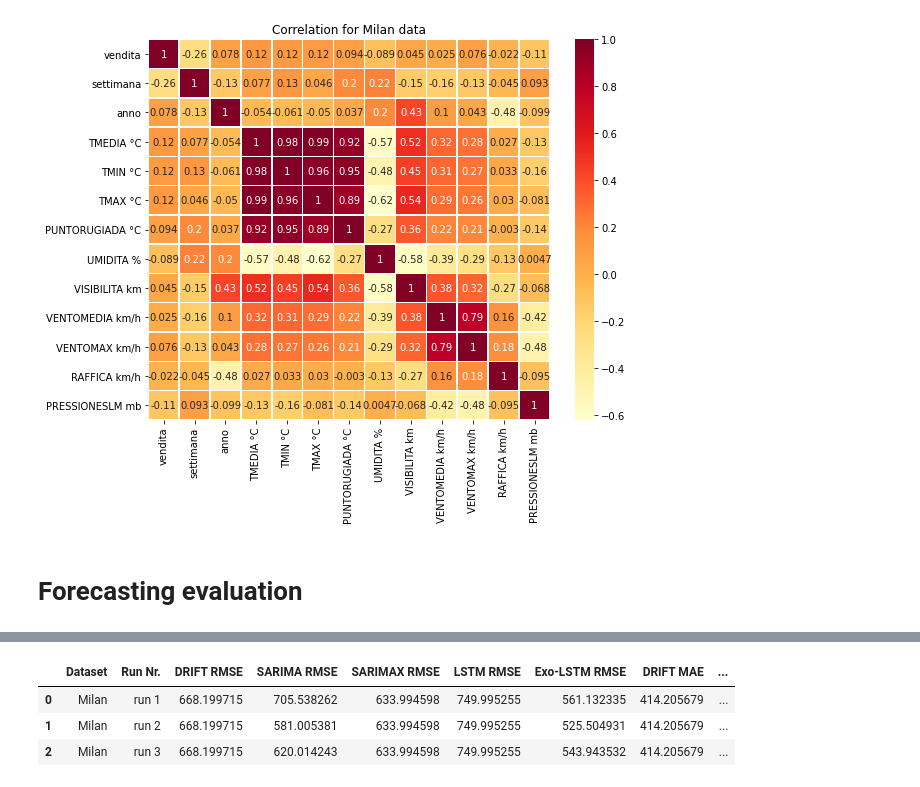
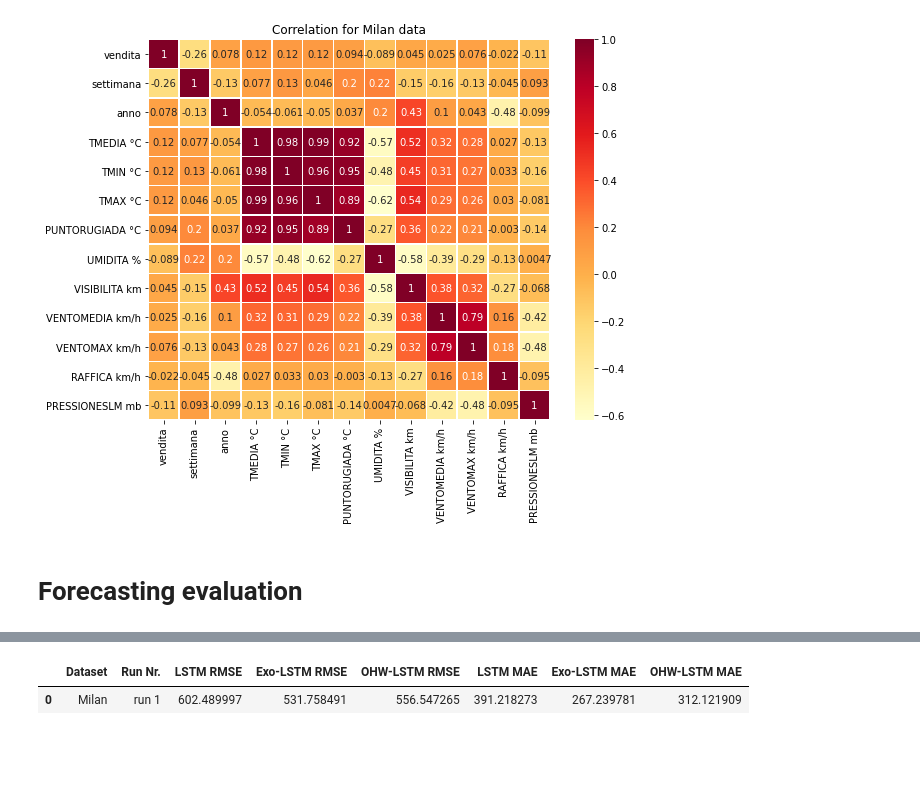
Before and after one commit to geriskenderi/EXO-LSTM, a Jupyter notebook: code/Thesis Forecasting - Total Weekly Sales Experiments.ipynb, the cells around one changed output, grey strips where cells are left out. Cells and saved outputs as stored; diff of their text form; code cells hidden in the pictures; blank space fills up the shorter version.

Commit message:
Sine cosine smoothing of week signal + good results  + started cross correlation

```diff
--- a/code/Thesis Forecasting - Total Weekly Sales Experiments.ipynb
+++ b/code/Thesis Forecasting - Total Weekly Sales Experiments.ipynb
@@ -249,7 +249,7 @@ def ts_train_test_split(df, test_length=0.2):
     test = df[-split_index:]
     return train, test
 # %%
-def prepare_for_network(train, test):
+def prepare_for_network(train, test, lag_nr=54):
     # Build the full training and testing dataframes
     # In order to pass the data to the LSTM we need to transform it so it is in the range [-1,1]
     # We scale all our data in order to build the final training and test dataframes
@@ -264,7 +264,7 @@ def prepare_for_network(train, test):
         te_df.loc[:, col] = (test.loc[:,col].values-mean)/std
 
 
-    return tr_df, pd.concat([tr_df.iloc[-54:, :], te_df])
+    return tr_df, pd.concat([tr_df.iloc[-lag_nr:, :], te_df])
 # %%
 def build_in_out_seq(tr_df, te_df, desired_input_features, in_len=54, out_len=39):
     # Building the NN input and outputs. LSTM will expect a supervised learning problem, hence we need to build
@@ -696,15 +636,13 @@ Running SARIMA model...
 # %%
 # Results for each run of forecasting
-single_run_results_df = pd.DataFrame(single_run_results, columns=["Dataset", "Run Nr.", "DRIFT RMSE", "SARIMA RMSE", \
-                                                                  "SARIMAX RMSE", "LSTM RMSE", "Exo-LSTM RMSE", \
-                                                                  "DRIFT MAE", "SARIMA MAE", "SARIMAX MAE", "LSTM MAE",\
-                                                                  "Exo-LSTM MAE"])
+single_run_results_df = pd.DataFrame(lstm_results, columns=["Dataset", "Run Nr.", "LSTM RMSE", "Exo-LSTM RMSE", \
+                                                                  "OHW-LSTM RMSE", "LSTM MAE", "Exo-LSTM MAE", \
+                                                                  "OHW-LSTM MAE"
+                                                                 ])
 single_run_results_df
 # %% [output]
-|  | Dataset | Run Nr. | DRIFT RMSE | SARIMA RMSE | SARIMAX RMSE | LSTM RMSE | Exo-LSTM RMSE | DRIFT MAE | ... |
-| 0 | Milan | run 1 | 668.199715 | 705.538262 | 633.994598 | 749.995255 | 561.132335 | 414.205679 | ... |
-| 1 | Milan | run 2 | 668.199715 | 581.005381 | 633.994598 | 749.995255 | 525.504931 | 414.205679 | ... |
-| 2 | Milan | run 3 | 668.199715 | 620.014243 | 633.994598 | 749.995255 | 543.943532 | 414.205679 | ... |
+|  | Dataset | Run Nr. | LSTM RMSE | Exo-LSTM RMSE | OHW-LSTM RMSE | LSTM MAE | Exo-LSTM MAE | OHW-LSTM MAE |
+| 0 | Milan | run 1 | 602.489997 | 531.758491 | 556.547265 | 391.218273 | 267.239781 | 312.121909 |
 # %%
 # Aggregate results
 mean_results = single_run_results_df.copy(deep=True)
```
Also changed, not shown: parts of 8 cells of this notebook, 2 other files.
